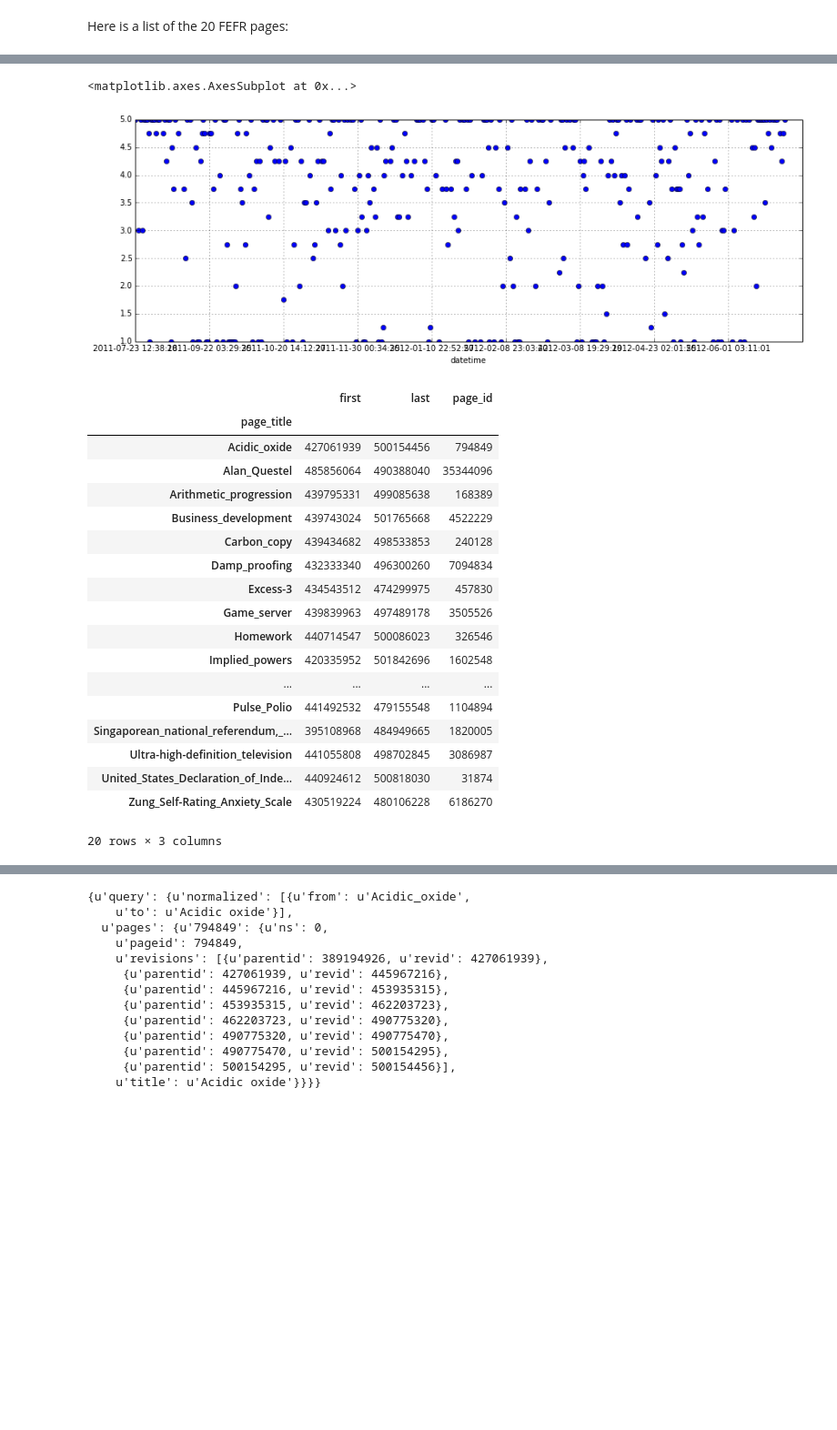
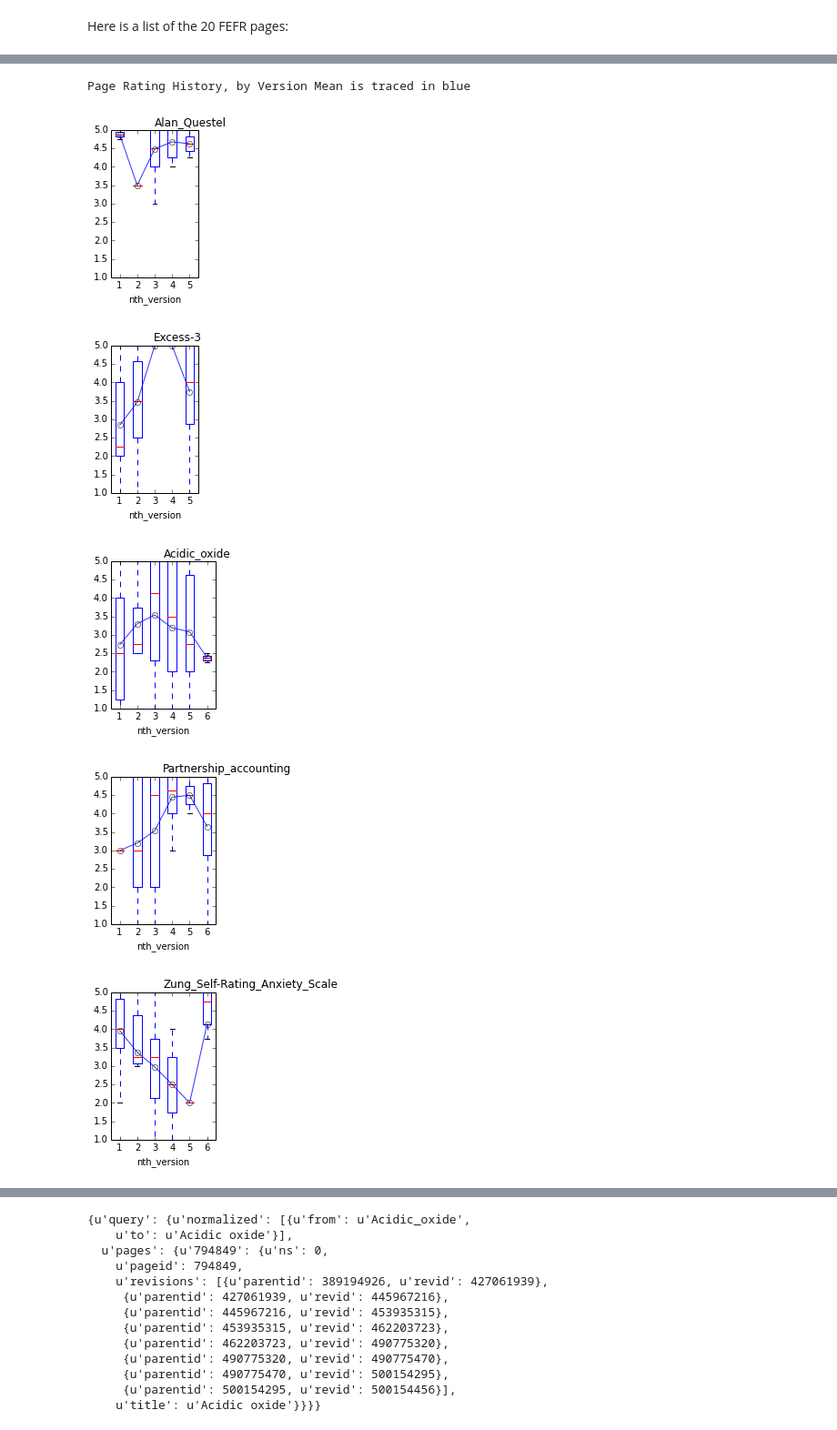
Before and after one commit to bkfunk/rating_wiki, a Jupyter notebook: Explore Ratings.ipynb, the cells around one changed output, grey strips where cells are left out. Shown at 91% size. Saved outputs shown, nothing was run; the diff lists cells and outputs as text; code cells hidden in the pictures; blank space fills up the shorter version.

```diff
--- a/Explore Ratings.ipynb
+++ b/Explore Ratings.ipynb
@@ -878,37 +918,31 @@ fefr.groupby('page_title')[['page_rev_count', 'page_rate_count', 'rpv']].mean()
 20 rows × 3 columns
-# %%
-x = fefr.loc[fefr.page_title=='United_States_Declaration_of_Independence', ['datetime', 'rating_all_mean', 'rev_id']]
-#y = fefr[fefr.page_title=='United_States_Declaration_of_Independence'].rating_all_mean
-#ts = pd.Series(y, index=x)
-x = x.set_index('datetime')
-x.rating_all_mean.plot(figsize=(15,5), marker='o', linestyle='')
-# %% [output]
-<matplotlib.axes.AxesSubplot at 0x...>
-[figure, removed]
-# %%
-pages = fefr.groupby('page_title')
-#revs = fefr.groupby('page_title').rev_id
-#pd.merge(pd.DataFrame.from_dict({'first': revs.first(), columns=['First']), pd.DataFrame(revs.last(), columns=['Last']),
-#         left_on='First', right_on='Last')
-
-pd.DataFrame.from_dict({'first': pages.rev_id.first(), 'last': pages.rev_id.last(), 'page_id': pages.page_id.first()})
-# %% [output]
-|  | first | last | page_id |
-| page_title |  |  |  |
-| Acidic_oxide | 427061939 | 500154456 | 794849 |
-| Alan_Questel | 485856064 | 490388040 | 35344096 |
-| Arithmetic_progression | 439795331 | 499085638 | 168389 |
-| Business_development | 439743024 | 501765668 | 4522229 |
-| Carbon_copy | 439434682 | 498533853 | 240128 |
-| Damp_proofing | 432333340 | 496300260 | 7094834 |
-| Excess-3 | 434543512 | 474299975 | 457830 |
-| Game_server | 439839963 | 497489178 | 3505526 |
-| Homework | 440714547 | 500086023 | 326546 |
-| Implied_powers | 420335952 | 501842696 | 1602548 |
-| ... | ... | ... | ... |
-| Pulse_Polio | 441492532 | 479155548 | 1104894 |
-| Singaporean_national_referendum,_... | 395108968 | 484949665 | 1820005 |
-| Ultra-high-definition_television | 441055808 | 498702845 | 3086987 |
-| United_States_Declaration_of_Inde... | 440924612 | 500818030 | 31874 |
-| Zung_Self-Rating_Anxiety_Scale | 430519224 | 480106228 | 6186270 |
-20 rows × 3 columns
+# %%
+var = 'rating_any_mean'
+axes = []
+for title in sorted_fefr.index[0:]:
+    d = fefr.loc[fefr.page_title==title, ['page_rev_count', var, 'nth_version']]
+    prc = d.page_rev_count.mean()
+    ax = d.boxplot(var, by='nth_version', figsize=(prc/3, 3), grid=False)
+    #groups = d.groupby('nth_version').groups.keys()
+    #keys = range(len(ax))
+    #print keys
+    #cl = ax.get_children()
+    #cl=[item for item in cl if isinstance(item, matplotlib.lines.Line2D)]
+    #print cl
+    ax.set_ylim([1,5])
+    ax.set_title(title, ha='left')
+    plt.suptitle("")
+    mean = fefr[fefr.page_title==title].groupby('nth_version')[var].mean()
+    #median = fefr[fefr.page_title==title].groupby('nth_version')[var].median()
+    mean.plot(ax=ax, style='bo-', linewidth=1, alpha=.8, mfc='none', grid=False)
+    #median.plot(ax=ax, style='r--')
+    axes.append(ax)
+
+print "Page Rating History, by Version", "Mean is traced in blue"
+# %% [output]
+Page Rating History, by Version Mean is traced in blue
+[figure, added]
+[figure, added]
+[figure, added]
+[figure, added]
+[figure, added]
```
Also changed, not shown: parts of 61 cells of this notebook.
